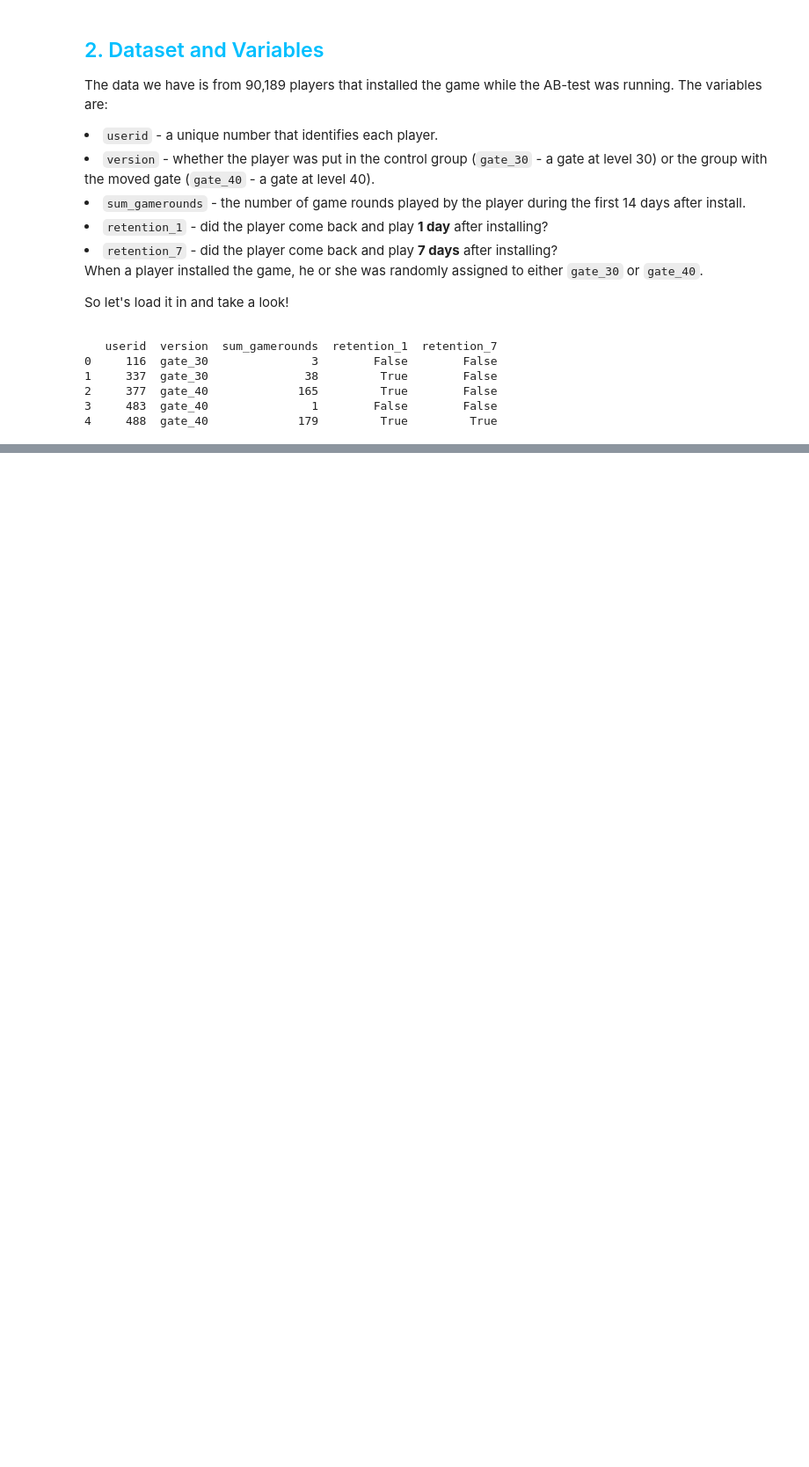
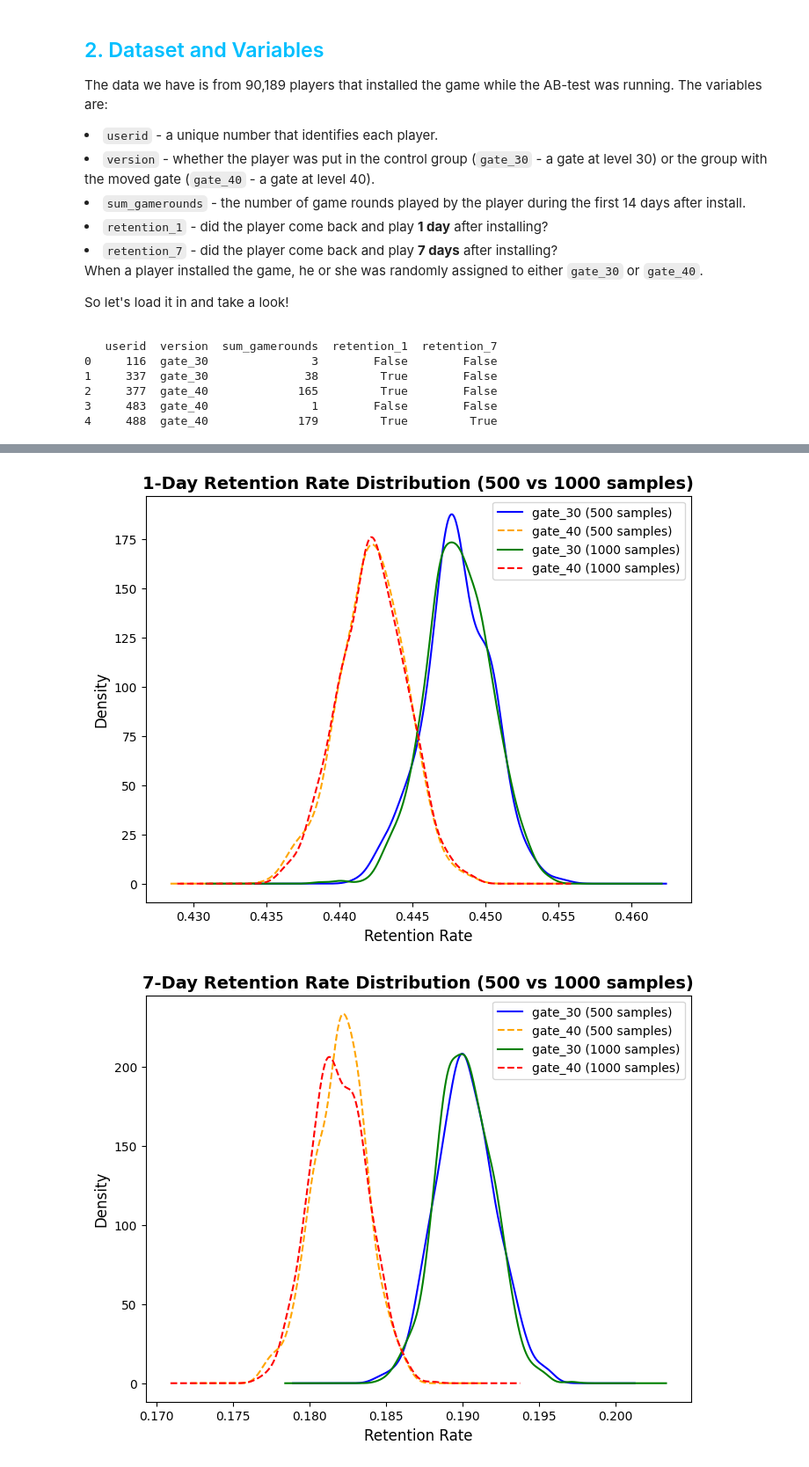
Before and after one commit to YannnnnaY/Course-Projects, a Jupyter notebook: Mobile_Games_AB_Testing_with_Cookie_Cats.ipynb, the cells around one changed output, grey strips where cells are left out. Shown at 88% size. Cells and saved outputs as stored; diff of their text form; code cells hidden in the pictures; blank space fills up the shorter version.

```diff
--- a/Mobile_Games_AB_Testing_with_Cookie_Cats.ipynb
+++ b/Mobile_Games_AB_Testing_with_Cookie_Cats.ipynb
@@ -166,2 +190,54 @@ plt.show()
+# %%
+import numpy as np
+import pandas as pd
+import matplotlib.pyplot as plt
+
+np.random.seed(42) # Set a random seed for reproducibility
+
+def run_bootstrap_simulation(num_iterations, dataframe):
+    boot_1d_results = []
+    boot_7d_results = []
+    for i in range(num_iterations):
+        # Sample the dataframe once per iteration to ensure consistency for both retention metrics
+        boot_df_sample = dataframe.sample(frac=1, replace=True)
+        boot_mean_1 = boot_df_sample.groupby('version')['retention_1'].mean()
+        boot_mean_7 = boot_df_sample.groupby('version')['retention_7'].mean()
+        boot_1d_results.append(boot_mean_1)
+        boot_7d_results.append(boot_mean_7)
+    return pd.DataFrame(boot_1d_results), pd.DataFrame(boot_7d_results)
+
+# Run simulations for 500 iterations
+boot_1d_500, boot_7d_500 = run_bootstrap_simulation(500, df)
+
+# Run simulations for 1000 iterations
+boot_1d_1000, boot_7d_1000 = run_bootstrap_simulation(1000, df)
+
+
+# --- Plotting for 1-day retention comparison ---
+fig_1d, ax_1d = plt.subplots(1, 1, figsize=(8, 6))
+boot_1d_500['gate_30'].plot.kde(ax=ax_1d, label='gate_30 (500 samples)', linestyle='-', color='blue')
+boot_1d_500['gate_40'].plot.kde(ax=ax_1d, label='gate_40 (500 samples)', linestyle='--', color='orange')
+boot_1d_1000['gate_30'].plot.kde(ax=ax_1d, label='gate_30 (1000 samples)', linestyle='-', color='green')
+boot_1d_1000['gate_40'].plot.kde(ax=ax_1d, label='gate_40 (1000 samples)', linestyle='--', color='red')
+ax_1d.set_xlabel("Retention Rate", size=12)
+ax_1d.set_ylabel("Density", size=12)
+ax_1d.set_title("1-Day Retention Rate Distribution (500 vs 1000 samples)", fontweight="bold", size=14)
+ax_1d.legend()
+plt.show()
+
+# --- Plotting for 7-day retention comparison ---
+fig_7d, ax_7d = plt.subplots(1, 1, figsize=(8, 6))
+boot_7d_500['gate_30'].plot.kde(ax=ax_7d, label='gate_30 (500 samples)', linestyle='-', color='blue')
+boot_7d_500['gate_40'].plot.kde(ax=ax_7d, label='gate_40 (500 samples)', linestyle='--', color='orange')
+boot_7d_1000['gate_30'].plot.kde(ax=ax_7d, label='gate_30 (1000 samples)', linestyle='-', color='green')
+boot_7d_1000['gate_40'].plot.kde(ax=ax_7d, label='gate_40 (1000 samples)', linestyle='--', color='red')
+ax_7d.set_xlabel("Retention Rate", size=12)
+ax_7d.set_ylabel("Density", size=12)
+ax_7d.set_title("7-Day Retention Rate Distribution (500 vs 1000 samples)", fontweight="bold", size=14)
+ax_7d.legend()
+plt.show()
+# %% [output]
+[figure, added]
+[figure, added]
 # %% [markdown]
 <p>These two distributions above represent the bootstrap uncertainty over what the underlying 1-day & 7-days retention could be for the two A/B groups. Just eyeballing this plot, we can see that there seems to be some evidence of a difference, albeit small. Let's zoom in on the differences.</p>
```
Also changed, not shown: parts of 27 cells of this notebook.
